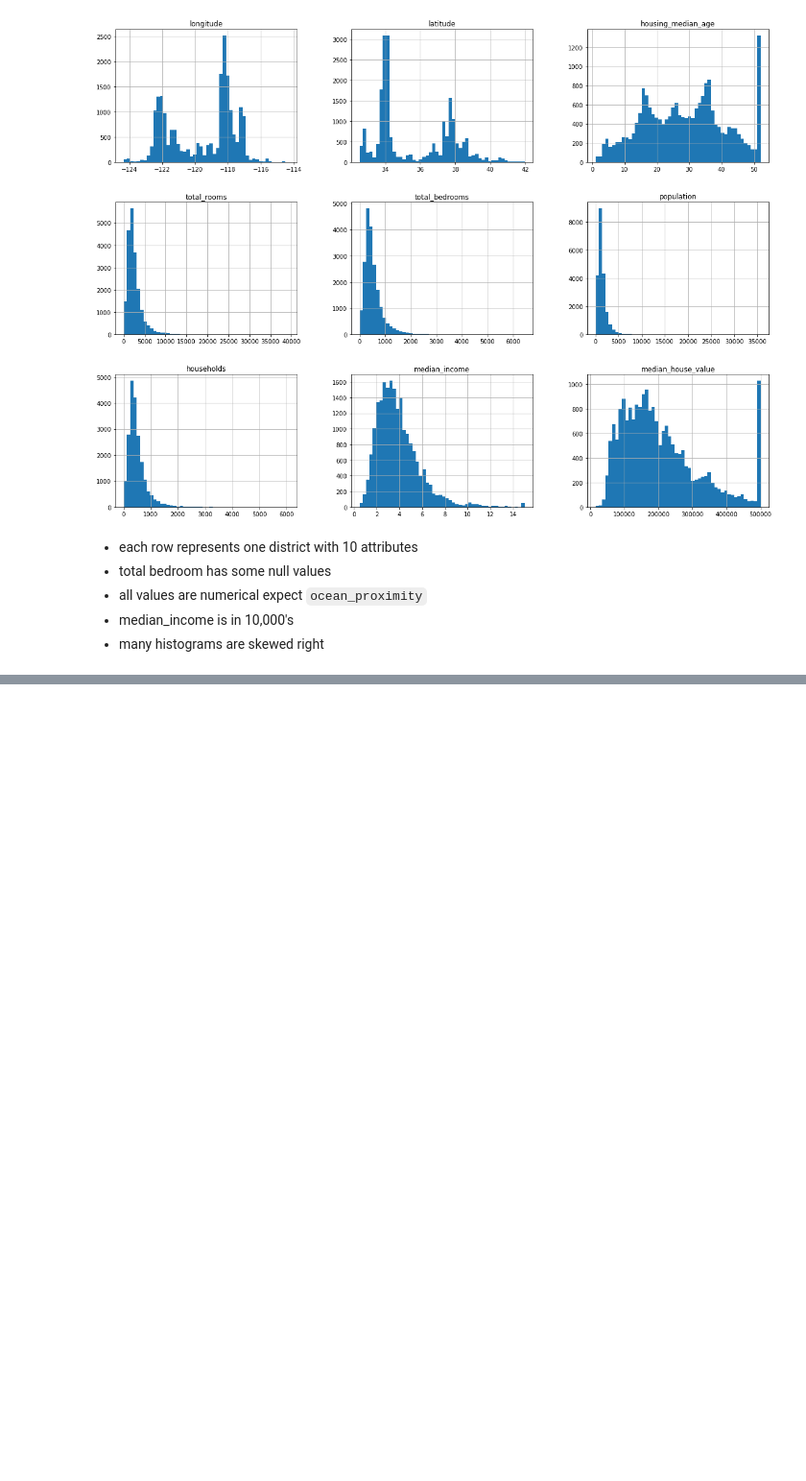
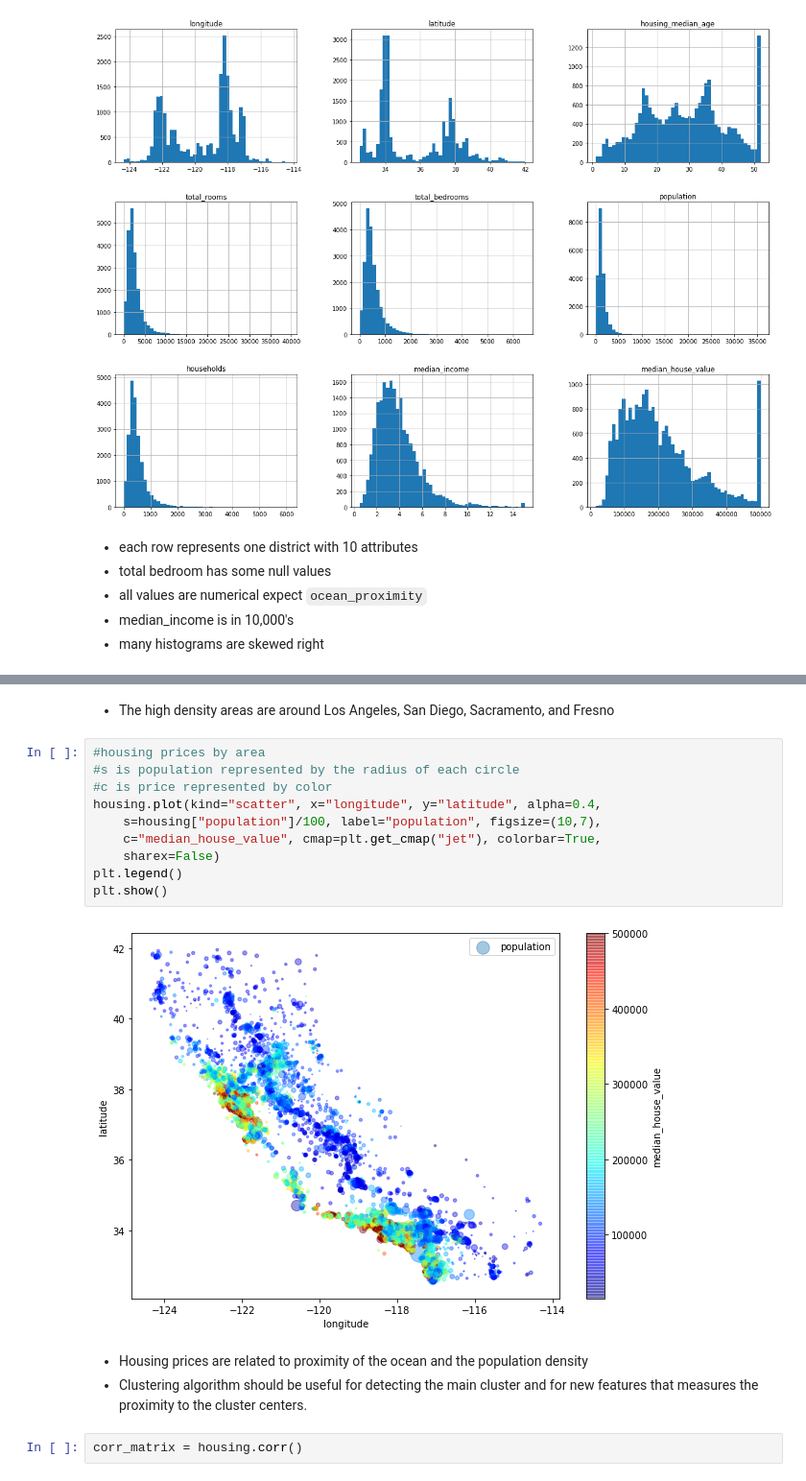
Before and after one commit to gilbert-noriega-ii/california-housing-prices, a Jupyter notebook: final_notebook.ipynb, the cells around one changed output, grey strips where cells are left out. Shown: that part at 96% size. Saved outputs shown, nothing was run; the diff lists cells and outputs as text; blank space fills up the shorter version.

```diff
--- a/final_notebook.ipynb
+++ b/final_notebook.ipynb
@@ -62,0 +90,19 @@ plt.show()
+# %% [markdown]
+- The high density areas are around Los Angeles, San Diego, Sacramento, and Fresno
+# %%
+#housing prices by area
+#s is population represented by the radius of each circle
+#c is price represented by color
+housing.plot(kind="scatter", x="longitude", y="latitude", alpha=0.4,
+    s=housing["population"]/100, label="population", figsize=(10,7),
+    c="median_house_value", cmap=plt.get_cmap("jet"), colorbar=True,
+    sharex=False)
+plt.legend()
+plt.show()
+# %% [output]
+[figure, added]
+# %% [markdown]
+- Housing prices are related to proximity of the ocean and the population density
+- Clustering algorithm should be useful for detecting the main cluster and for new features that measures the proximity to the cluster centers.
+# %%
+corr_matrix = housing.corr()
```
Also changed, not shown: parts of 13 cells of this notebook.
